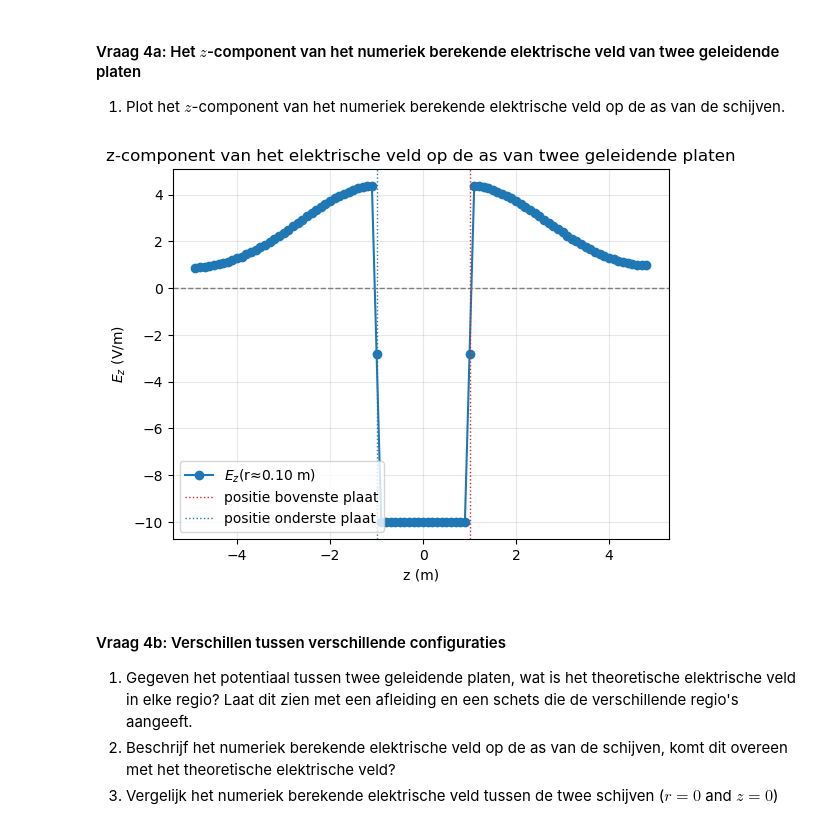
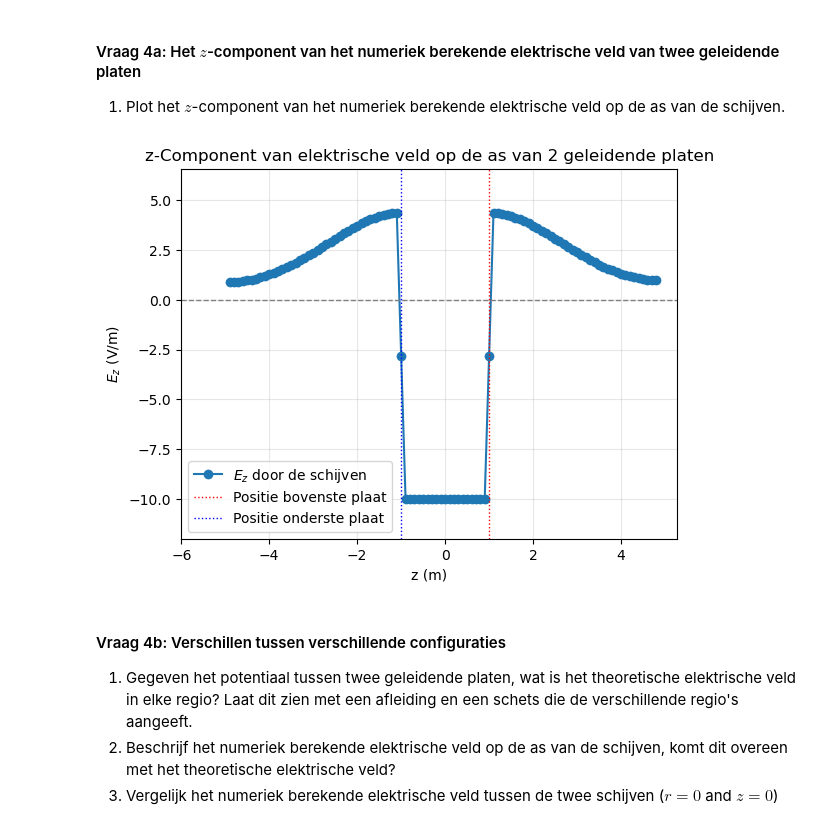
Before and after one commit to AnnetMoeleker/opdrachten-DEF-D, a Jupyter notebook: DigitaleOntwerpopdrachten/1CondensatorOpdracht/CondensatorOntwerpopdracht.ipynb, the cells around one changed output. Drawn from its saved outputs; the diff is of its cells as text; code cells hidden in the pictures.

```diff
--- a/DigitaleOntwerpopdrachten/1CondensatorOpdracht/CondensatorOntwerpopdracht.ipynb
+++ b/DigitaleOntwerpopdrachten/1CondensatorOpdracht/CondensatorOntwerpopdracht.ipynb
@@ -631,22 +580,27 @@ plot_results_disk(Ez, Er, normE, V, r, z, grid_step, disk_radius, z_pos_disk1, z
 # %%
 #4a
 # Neem de as als de r-waarde die het dichtst bij 0 ligt
 idx_r_axis = np.argmin(np.abs(r_for_E))
 Ez_on_axis = Ez[:, idx_r_axis]
 
+#grafiek
 plt.figure()
-plt.plot(z_for_E, Ez_on_axis, 'o-', label=rf'$E_z$(r≈{r_for_E[idx_r_axis]:.2f} m)')
-plt.axhline(0, color='gray', linestyle='--', linewidth=1)
-plt.axvline(z_pos_disk1, color='tab:red', linestyle=':', linewidth=1, label='positie bovenste plaat')
-plt.axvline(z_pos_disk2, color='tab:blue', linestyle=':', linewidth=1, label='positie onderste plaat')
+plt.xlim(-6, 1.1*max(z_for_E))
+plt.ylim(1.2*min(Ez_on_axis), 1.5*max(Ez_on_axis))
 plt.xlabel('z (m)')
 plt.ylabel(r'$E_z$ (V/m)')
-plt.title('z-component van het elektrische veld op de as van twee geleidende platen')
-plt.legend()
+plt.title('z-Component van elektrische veld op de as van 2 geleidende platen')
+
+plt.plot(z_for_E, Ez_on_axis, 'o-', label='$E_z$ door de schijven')
+plt.axhline(0, color='gray', linestyle='--', linewidth=1) #horizontale lijn bij E=0
+plt.axvline(z_pos_disk1, color='red', linestyle=':', linewidth=1, label='Positie bovenste plaat') #verticale lijn bovenste plaat
+plt.axvline(z_pos_disk2, color='blue', linestyle=':', linewidth=1, label='Positie onderste plaat') #verticale lijn onderste plaat
+
+plt.legend(loc='lower left')
 plt.grid(alpha=0.3)
 plt.show()
 # %% [output]
-[figure, old version]
+[figure, new version]
 # %% [markdown]
 #### Vraag 4b: Verschillen tussen verschillende configuraties
 
```
Also changed, not shown: parts of 16 cells of this notebook, 1 other file.
